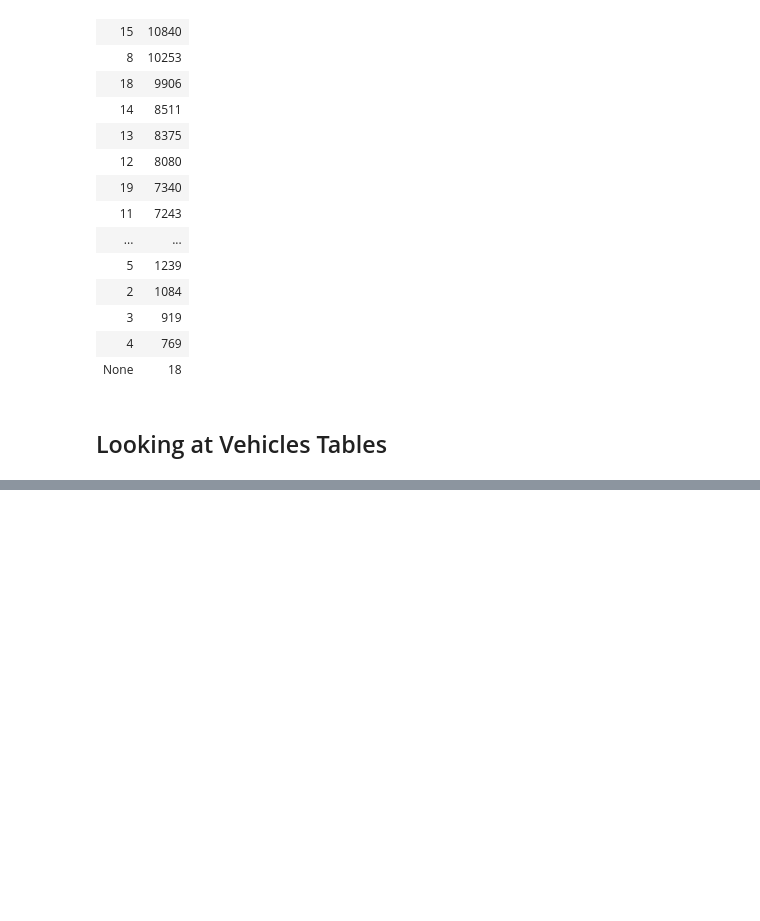
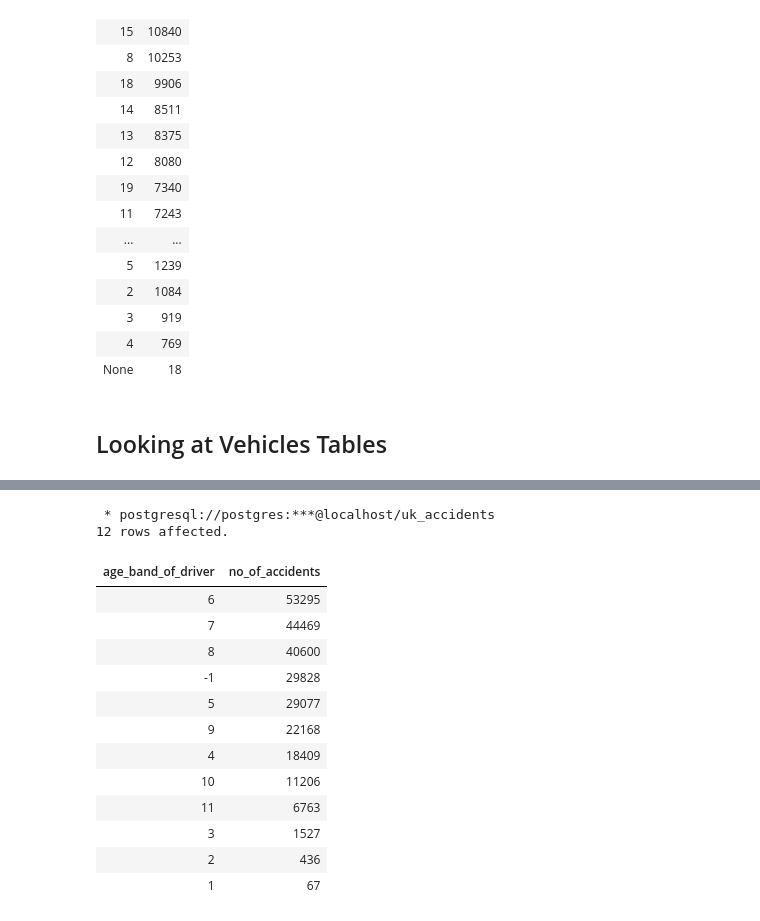
Before and after one commit to ngseann/uk_accidents, a Jupyter notebook: uk_accidents_nb.ipynb, the cells around one changed output, grey strips where cells are left out. Drawn from its saved outputs; the diff is of its cells as text; code cells hidden in the pictures; blank space fills up the shorter version.

```diff
--- a/uk_accidents_nb.ipynb
+++ b/uk_accidents_nb.ipynb
@@ -191,0 +257,25 @@ FROM sums;
+# %%
+%%sql
+
+SELECT v.Age_Band_of_Driver, COUNT(*) AS no_of_accidents
+FROM vehicles AS v
+INNER JOIN accident AS a
+    ON v.Accident_Index = a.Accident_Index
+GROUP BY v.Age_Band_of_Driver
+ORDER BY no_of_accidents DESC;
+# %% [output]
+ * postgresql://postgres:***@localhost/uk_accidents
+12 rows affected.
+| age_band_of_driver | no_of_accidents |
+| 6 | 53295 |
+| 7 | 44469 |
+| 8 | 40600 |
+| -1 | 29828 |
+| 5 | 29077 |
+| 9 | 22168 |
+| 4 | 18409 |
+| 10 | 11206 |
+| 11 | 6763 |
+| 3 | 1527 |
+| 2 | 436 |
+| 1 | 67 |
```
Also changed, not shown: parts of 7 cells of this notebook, 1 other file.
